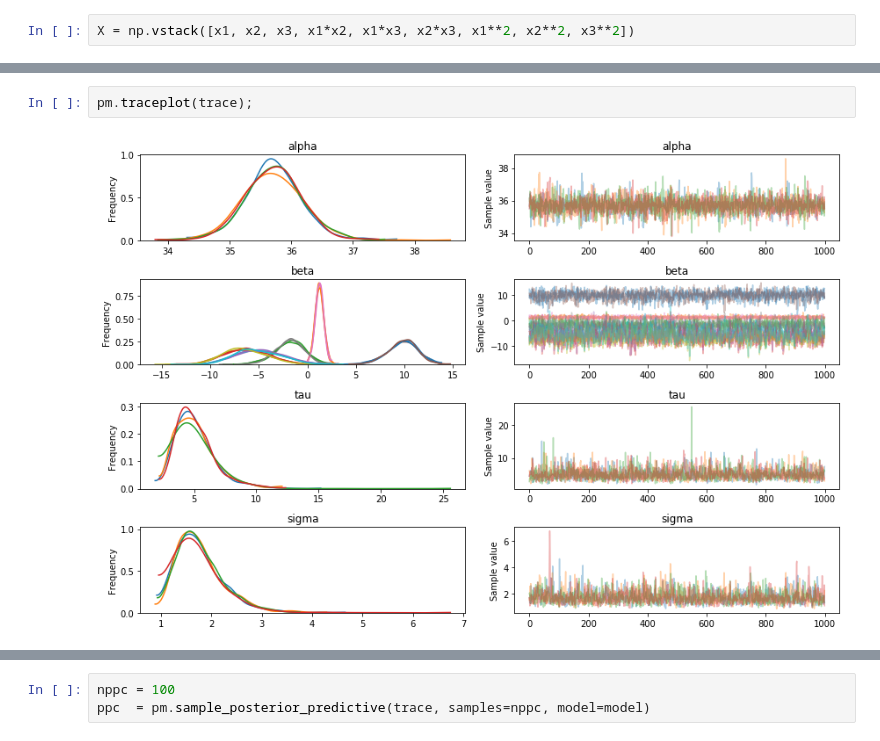
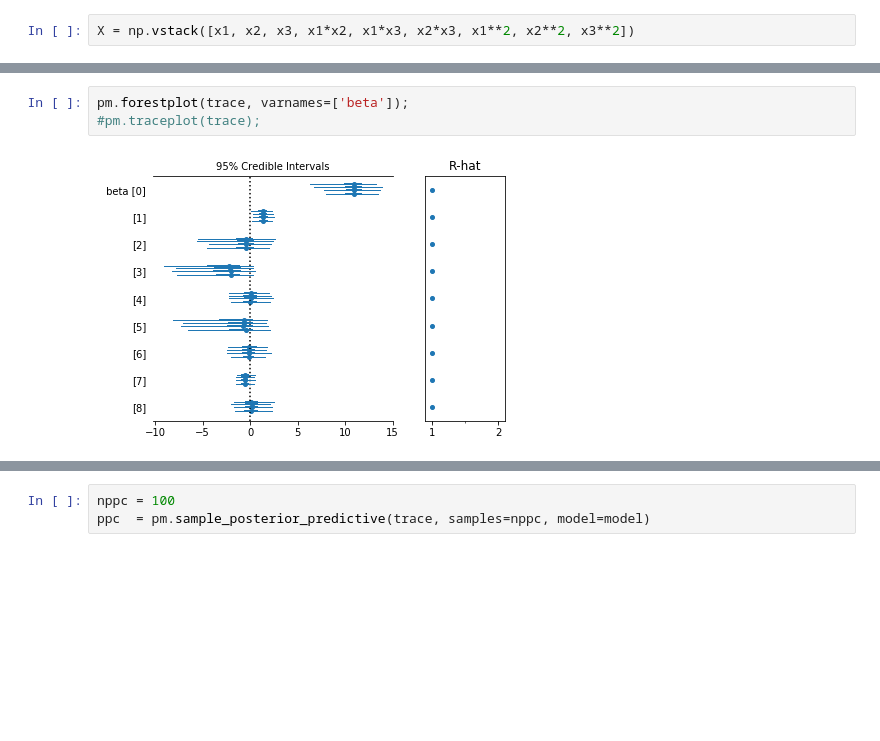
Before and after one commit to Narenman/AnalisisBayesiano, a Jupyter notebook: notebooks/reactor.ipynb, the cells around one changed output, grey strips where cells are left out. Drawn from its saved outputs; the diff is of its cells as text; blank space fills up the shorter version.

```diff
--- a/notebooks/reactor.ipynb
+++ b/notebooks/reactor.ipynb
@@ -98,5 +92,6 @@ pm.summary(trace)
 # %%
-pm.traceplot(trace);
+pm.forestplot(trace, varnames=['beta']);
+#pm.traceplot(trace);
 # %% [output]
-[figure, old version]
+[figure, new version]
 # %%
```
Also changed, not shown: parts of 16 cells of this notebook, 6 other files.
